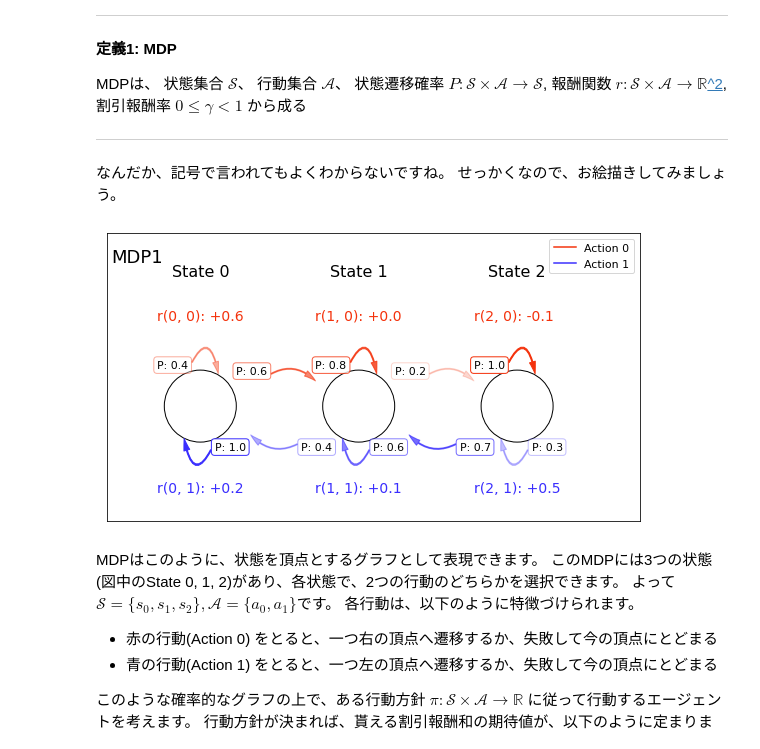
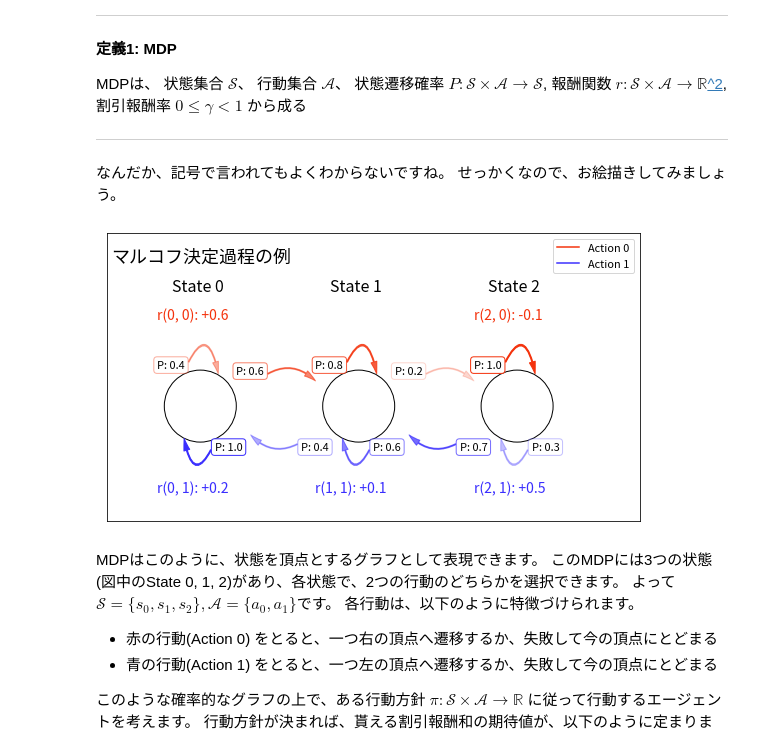
Before and after one commit to kngwyu/rlog, a Jupyter notebook: _notebooks/2020-12-22-understanding-what-makes-rl-difficult.ipynb, the cells around one changed output. Drawn from its saved outputs; the diff is of its cells as text; code cells hidden in the pictures.

```diff
--- a/_notebooks/2020-12-22-understanding-what-makes-rl-difficult.ipynb
+++ b/_notebooks/2020-12-22-understanding-what-makes-rl-difficult.ipynb
@@ -188,13 +191,14 @@ class ChainMDP:
         # For plotting
         self.circles = []
         self.cached_ax = None
+        self.annotations = [[], []]
 
     def figure_shape(self) -> Tuple[int, int]:
         width = self.n_states + (self.n_states - 1) * self.INTERVAL + self.OFFSET * 2.5
         height = self.HEIGHT
         return width, height
 
-    def show(self, title: str = "", ax: Optional[Axes] = None) -> Axes:
+    def show(self, title: str = "", ax: Optional[Axes] = None, terminals: Optional[list] = None) -> Axes:
         if self.cached_ax is not None:
             return self.cached_ax
 
@@ -218,12 +222,15 @@ class ChainMDP:
             for i in range(self.n_states)
         ]
         for i in range(self.n_states):
+            if terminals is not None and i in terminals:
+                circle = Circle((xi(i), circle_position), 0.45, fc="w", ec="k")
+                ax.add_patch(circle)
+        for i in range(self.n_states):
             x = self.OFFSET + (1.0 + self.INTERVAL) * i + 0.1
-            ax.text(x, height * 0.85, f"State {i}", fontsize=16)
+            ax.text(x, height * 0.8, f"State {i}", fontsize=16)
 
         def annon(act: int, prob: float, *args, **kwargs) -> None:
-            # We don't hold references to annotations (i.e., we treat them immutable)
-            a_to_b(
+            self.annotations[act].append(a_to_b(
                 ax,
                 *args,
                 **kwargs,
@@ -231,7 +238,7 @@ class ChainMDP:
                 text=f"P: {prob:.02}",
                 arrowalpha=prob,
                 fontsize=11,
-            )
+            ))
 
         for si in range(self.n_states):
             ax.add_patch(self.circles[si])
@@ -258,7 +265,8 @@ class ChainMDP:
                     style="self",
                     verticalalignment="bottom",
                 )
-            ax.text(
+            if abs(self.r[si][0]) > 1e-3:
+                ax.text(
                 x - self.SHIFT * 1.2,
                 y + self.SHIFT * 1.4,
                 f"r({si}, 0): {self.r[si][0]:+.02}",
@@ -287,7 +295,8 @@ class ChainMDP:
                     style="self",
                     verticalalignment="top",
                 )
-            ax.text(
+            if abs(self.r[si][1]) > 1e-3:
+                ax.text(
                 x - self.SHIFT * 1.2,
                 y - self.SHIFT * 1.4,
                 f"r({si}, 1): {self.r[si][1]:+.02}",
@@ -305,7 +314,7 @@ class ChainMDP:
 # %%
 mdp1 = ChainMDP(
     [[0.6, 0.7], [0.2, 0.4], [0.3, 0.7]], [[0.6, 0.2], [0.0, 0.1], [-0.1, 0.5]]
 )
-ax = mdp1.show(title="MDP1")
+ax = mdp1.show(title="マルコフ決定過程の例")
 # %% [output]
-[figure, old version]
+[figure, new version]
```
Also changed, not shown: parts of 38 cells of this notebook.
